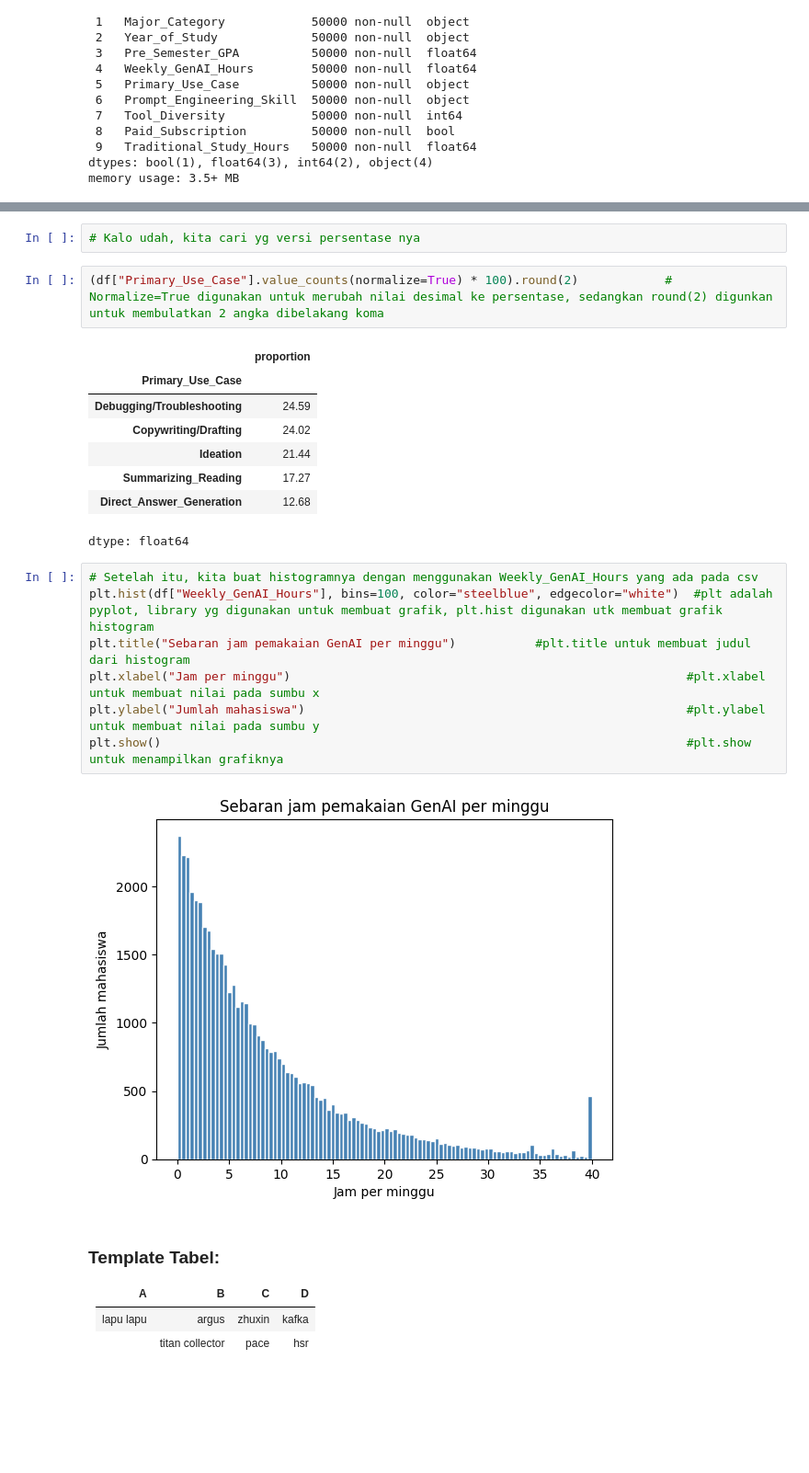
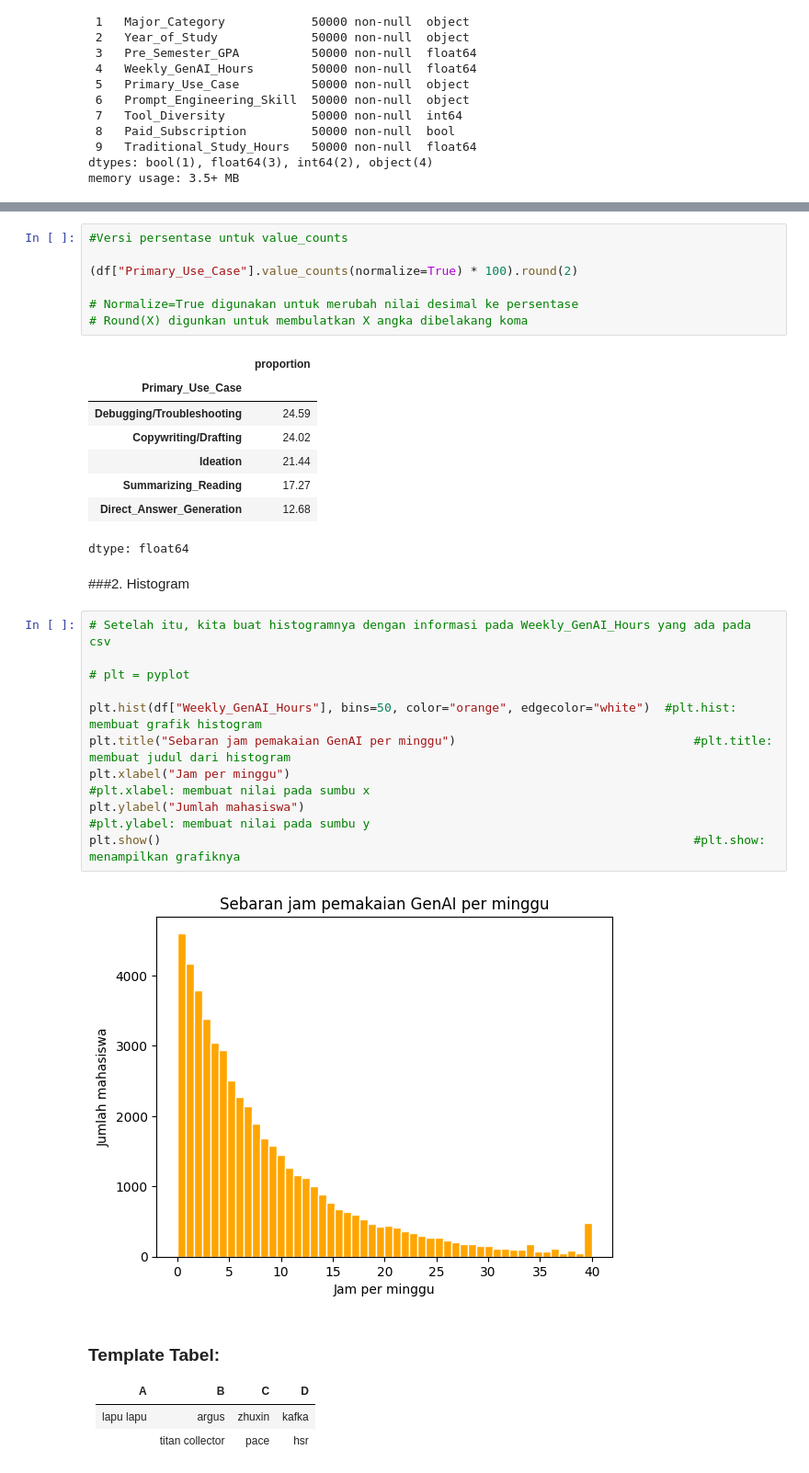
Before and after one commit to Shxrp08/Project_SG_I-Smile_Group6_2026, a Jupyter notebook: Project_SG_Group_6.ipynb, the cells around one changed output, grey strips where cells are left out. Shown at 92% size. Saved outputs shown, nothing was run; the diff lists cells and outputs as text; blank space fills up the shorter version.

```diff
--- a/Project_SG_Group_6.ipynb
+++ b/Project_SG_Group_6.ipynb
@@ -122,10 +128,13 @@ dtype: int64
 | Sophomore | 9860 |
 | Graduate | 7430 |
 dtype: int64
-# %%
-# Kalo udah, kita cari yg versi persentase nya
 # %%
-(df["Primary_Use_Case"].value_counts(normalize=True) * 100).round(2)            # Normalize=True digunakan untuk merubah nilai desimal ke persentase, sedangkan round(2) digunkan untuk membulatkan 2 angka dibelakang koma
+#Versi persentase untuk value_counts
+
+(df["Primary_Use_Case"].value_counts(normalize=True) * 100).round(2)
+
+# Normalize=True digunakan untuk merubah nilai desimal ke persentase
+# Round(X) digunkan untuk membulatkan X angka dibelakang koma
 # %% [output]
 |  | proportion |
 | Primary_Use_Case |  |
@@ -135,15 +144,20 @@ dtype: int64
 | Summarizing_Reading | 17.27 |
 | Direct_Answer_Generation | 12.68 |
 dtype: float64
+# %% [markdown]
+###2. Histogram
 # %%
-# Setelah itu, kita buat histogramnya dengan menggunakan Weekly_GenAI_Hours yang ada pada csv
-plt.hist(df["Weekly_GenAI_Hours"], bins=100, color="steelblue", edgecolor="white")  #plt adalah pyplot, library yg digunakan untuk membuat grafik, plt.hist digunakan utk membuat grafik histogram
-plt.title("Sebaran jam pemakaian GenAI per minggu")           #plt.title untuk membuat judul dari histogram
-plt.xlabel("Jam per minggu")                                                       #plt.xlabel untuk membuat nilai pada sumbu x
-plt.ylabel("Jumlah mahasiswa")                                                     #plt.ylabel untuk membuat nilai pada sumbu y
-plt.show()                                                                         #plt.show untuk menampilkan grafiknya
+# Setelah itu, kita buat histogramnya dengan informasi pada Weekly_GenAI_Hours yang ada pada csv
+
+# plt = pyplot
+
+plt.hist(df["Weekly_GenAI_Hours"], bins=50, color="orange", edgecolor="white")  #plt.hist: membuat grafik histogram
+plt.title("Sebaran jam pemakaian GenAI per minggu")                                 #plt.title: membuat judul dari histogram
+plt.xlabel("Jam per minggu")                                                        #plt.xlabel: membuat nilai pada sumbu x
+plt.ylabel("Jumlah mahasiswa")                                                      #plt.ylabel: membuat nilai pada sumbu y
+plt.show()                                                                          #plt.show: menampilkan grafiknya
 # %% [output]
-[figure, old version]
+[figure, new version]
 # %% [markdown]
 ### Template Tabel:
 | A | B | C | D |
```
Also changed, not shown: parts of 6 cells of this notebook.
